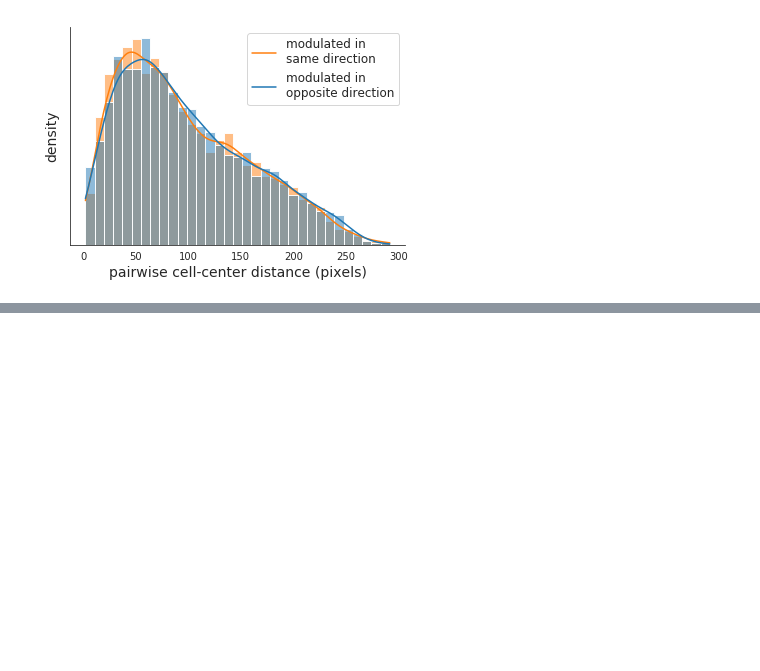
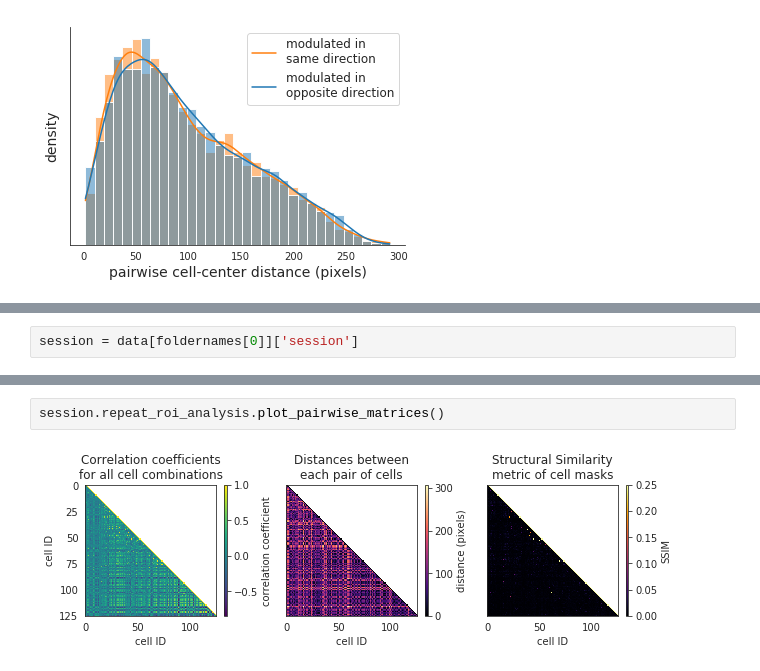
Before and after one commit to AllenInstitute/claustrum_imaging_manuscript, a Jupyter notebook: figure_4/figure_4.ipynb, the cells around one changed output, grey strips where cells are left out. Saved outputs shown, nothing was run; the diff lists cells and outputs as text; blank space fills up the shorter version.

```diff
--- a/figure_4/figure_4.ipynb
+++ b/figure_4/figure_4.ipynb
@@ -488,0 +491,2 @@ if save_fig:
+# %%
+session = data[foldernames[0]]['session']
@@ -488,0 +533,4 @@ if save_fig:
+# %%
+session.repeat_roi_analysis.plot_pairwise_matrices()
+# %% [output]
+[figure, added]
```
Also changed, not shown: parts of 4 cells of this notebook, 5 other files.
